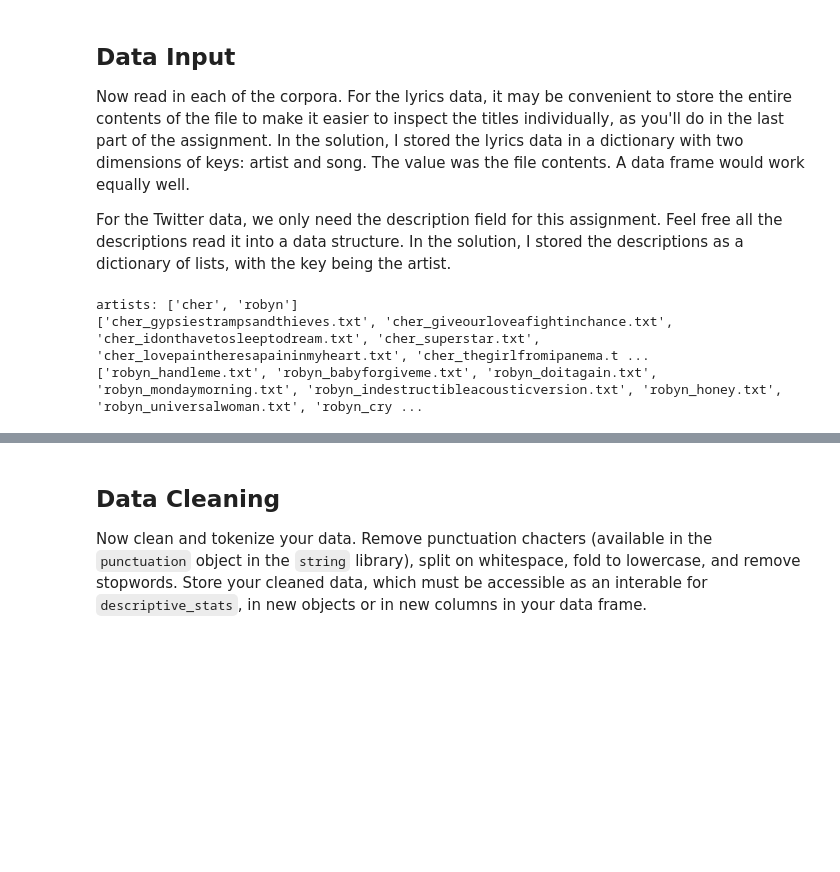
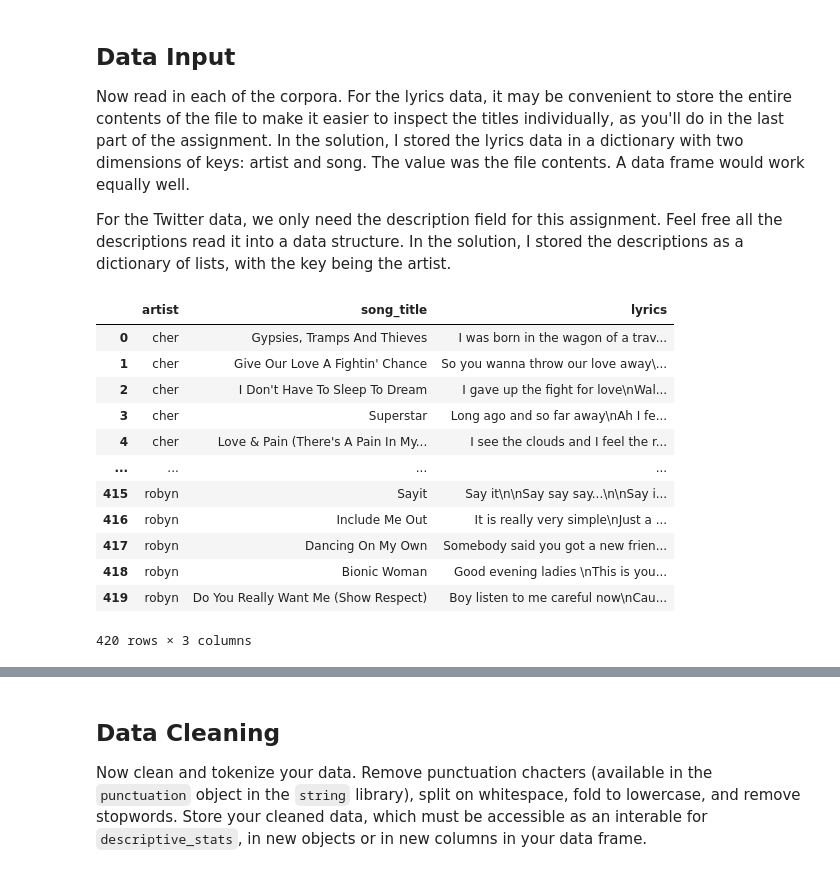
Before and after one commit to junclemente/ads509-assignments, a Jupyter notebook: wk2/Lyrics and Description EDA.ipynb, the cells around one changed output, grey strips where cells are left out. Cells and saved outputs as stored; diff of their text form; code cells hidden in the pictures; blank space fills up the shorter version.

```diff
--- a/wk2/Lyrics and Description EDA.ipynb
+++ b/wk2/Lyrics and Description EDA.ipynb
@@ -111,19 +111,53 @@ lyrics_path = os.path.join(data_location, lyrics_folder)
 
 # get list of artists in lyrics folder
 artists = os.listdir(lyrics_path)
-# print(f"artists: {artists}")
 
-# initialize lyrics_data dictionary
-lyrics_data = {}
+# initialize rows list for dataframe
+rows = []
 
-for artist in artist_list:
-    artist_lyrics_path = os.path.join(lyrics_path, artist)
-    # print(artist_lyrics_path)
-    artist_files = os.listdir(artist_lyrics_path)
-    print(artist_files)
+for artist in artists:
+    # create path to song lyrics
+    song_lyrics_path = os.path.join(lyrics_path, artist)
+
+    # iterate through all song files in the directory
+    for songs in os.listdir(song_lyrics_path):
+        # create path to song file
+        file_path = os.path.join(song_lyrics_path, songs)
+
+        # read txt file to lyrics var
+        with open(file_path, "r", encoding="utf-8") as f:
+            lines = f.readlines()
+
+        # create regex to capture title between double quotes
+        match = re.match(r'^"(.*)"$', lines[0].strip())
+        if match:
+            song_title = match.group(1)
+        else:
+            # fallback to first line as title
+            song_title = lines[0].strip()
+
+        # save rest of lines to lyrics
+        lyrics = "".join(lines[1:]).strip()
+
+        rows.append({"artist": artist, "song_title": song_title, "lyrics": lyrics})
+
+# create dataframe from rows var
+df_lyrics = pd.DataFrame(rows)
-# %% [output]
-artists: ['cher', 'robyn']
-['cher_gypsiestrampsandthieves.txt', 'cher_giveourloveafightinchance.txt', 'cher_idonthavetosleeptodream.txt', 'cher_superstar.txt', 'cher_lovepaintheresapaininmyheart.txt', 'cher_thegirlfromipanema.t ...
-['robyn_handleme.txt', 'robyn_babyforgiveme.txt', 'robyn_doitagain.txt', 'robyn_mondaymorning.txt', 'robyn_indestructibleacousticversion.txt', 'robyn_honey.txt', 'robyn_universalwoman.txt', 'robyn_cry ...
+# %%
+df_lyrics
+# %% [output]
+|  | artist | song_title | lyrics |
+| 0 | cher | Gypsies, Tramps And Thieves | I was born in the wagon of a trav... |
+| 1 | cher | Give Our Love A Fightin' Chance | So you wanna throw our love away\... |
+| 2 | cher | I Don't Have To Sleep To Dream | I gave up the fight for love\nWal... |
+| 3 | cher | Superstar | Long ago and so far away\nAh I fe... |
+| 4 | cher | Love & Pain (There's A Pain In My... | I see the clouds and I feel the r... |
+| ... | ... | ... | ... |
+| 415 | robyn | Sayit | Say it\n\nSay say say...\n\nSay i... |
+| 416 | robyn | Include Me Out | It is really very simple\nJust a ... |
+| 417 | robyn | Dancing On My Own | Somebody said you got a new frien... |
+| 418 | robyn | Bionic Woman | Good evening ladies \nThis is you... |
+| 419 | robyn | Do You Really Want Me (Show Respect) | Boy listen to me careful now\nCau... |
+420 rows × 3 columns
 # %%
 # Read in the twitter data
```
Also changed, not shown: parts of 2 cells of this notebook.
